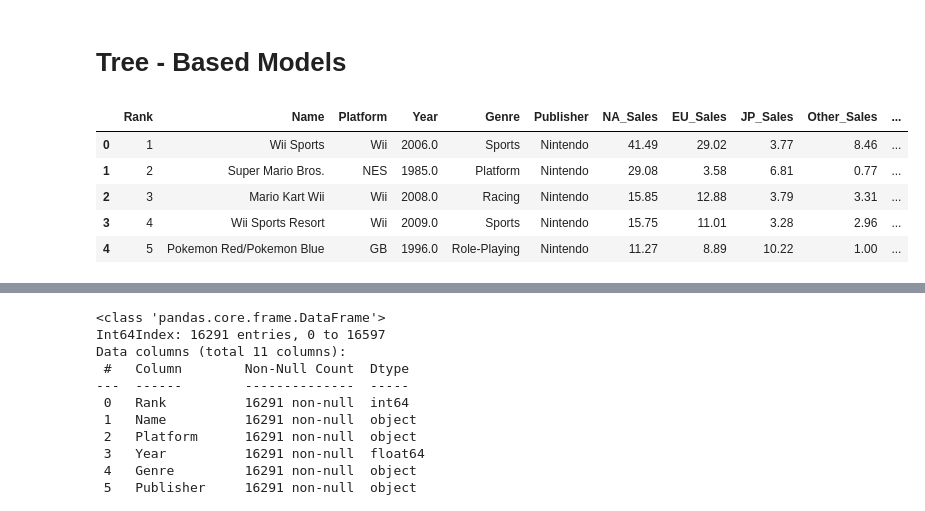
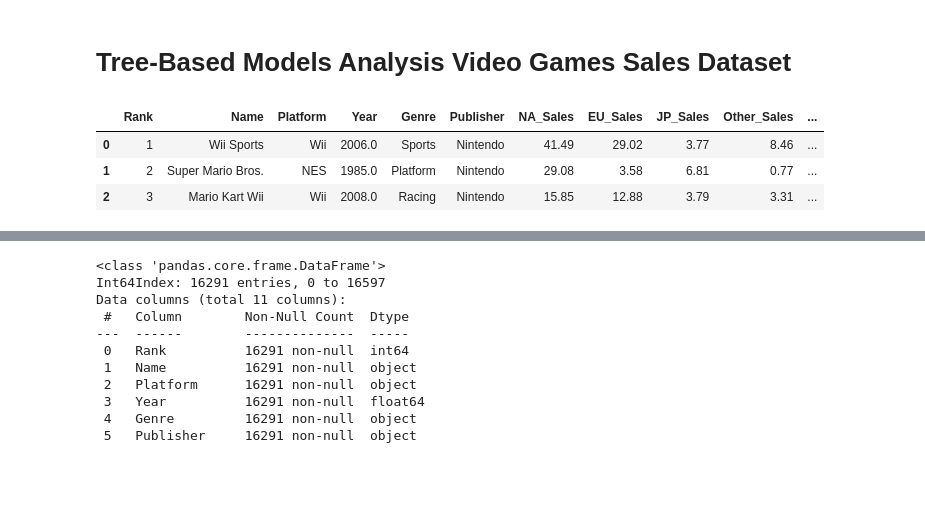
Before and after one commit to RageJohnny/algo_seminararbeit, a Jupyter notebook: Tree - Based Models.ipynb, the cells around one changed output, grey strips where cells are left out. Cells and saved outputs as stored; diff of their text form; code cells hidden in the pictures; blank space fills up the shorter version.

```diff
--- a/Tree - Based Models.ipynb
+++ b/Tree - Based Models.ipynb
@@ -1,3 +37,3 @@
 # %% [markdown]
-# Tree - Based Models
+# Tree-Based Models Analysis Video Games Sales Dataset
 # %%
@@ -10,13 +48,11 @@ from sklearn.model_selection import train_test_split
 vgsales_data = pd.read_csv('./vgsales.csv')
 # %%
-vgsales_data.head()
+vgsales_data.head(3)
 # %% [output]
 |  | Rank | Name | Platform | Year | Genre | Publisher | NA_Sales | EU_Sales | JP_Sales | Other_Sales | ... |
 | 0 | 1 | Wii Sports | Wii | 2006.0 | Sports | Nintendo | 41.49 | 29.02 | 3.77 | 8.46 | ... |
 | 1 | 2 | Super Mario Bros. | NES | 1985.0 | Platform | Nintendo | 29.08 | 3.58 | 6.81 | 0.77 | ... |
 | 2 | 3 | Mario Kart Wii | Wii | 2008.0 | Racing | Nintendo | 15.85 | 12.88 | 3.79 | 3.31 | ... |
-| 3 | 4 | Wii Sports Resort | Wii | 2009.0 | Sports | Nintendo | 15.75 | 11.01 | 3.28 | 2.96 | ... |
-| 4 | 5 | Pokemon Red/Pokemon Blue | GB | 1996.0 | Role-Playing | Nintendo | 11.27 | 8.89 | 10.22 | 1.00 | ... |
 # %%
 vgsales_data.info()
 # %% [output]
```
Also changed, not shown: parts of 38 cells of this notebook, 2 other files.
